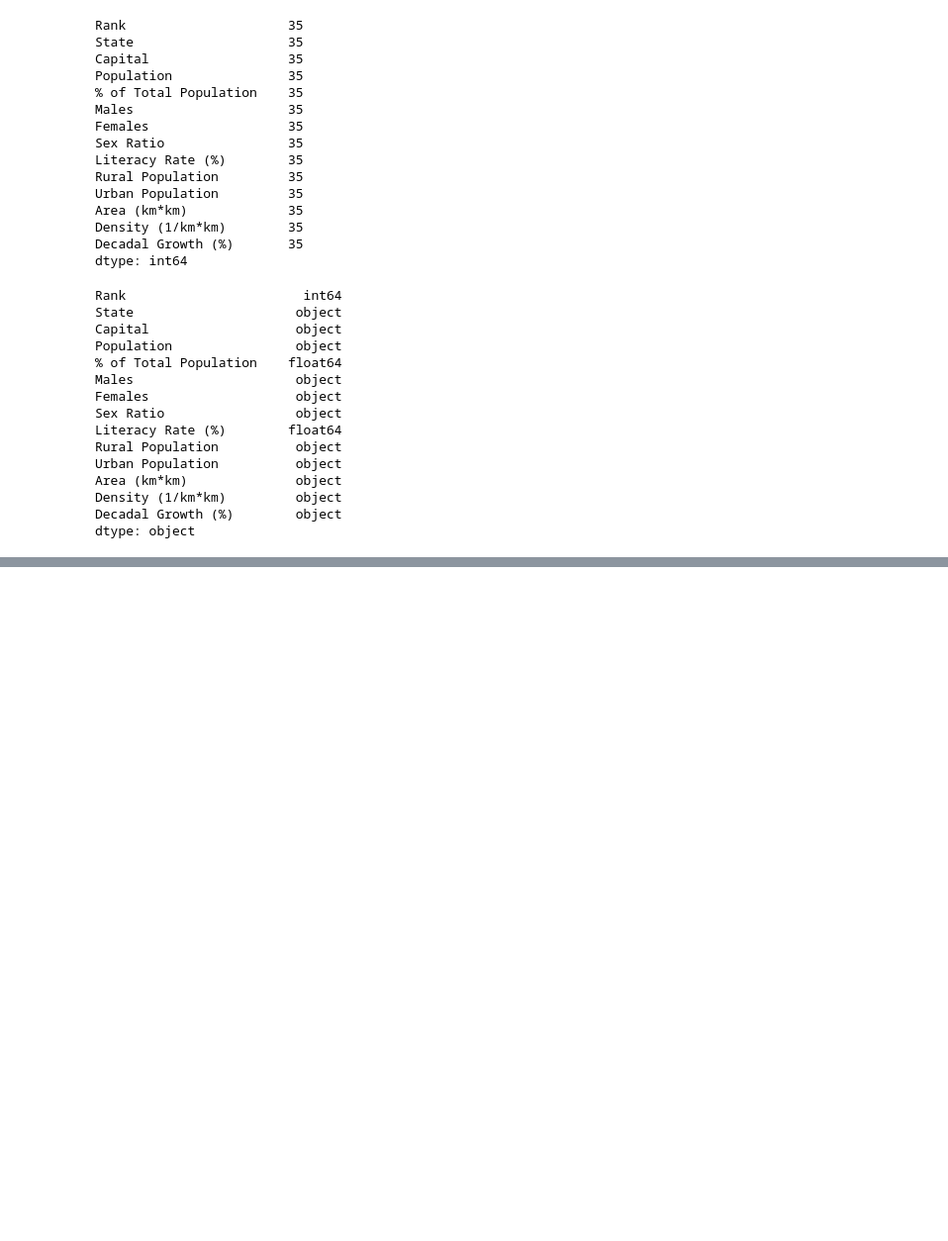
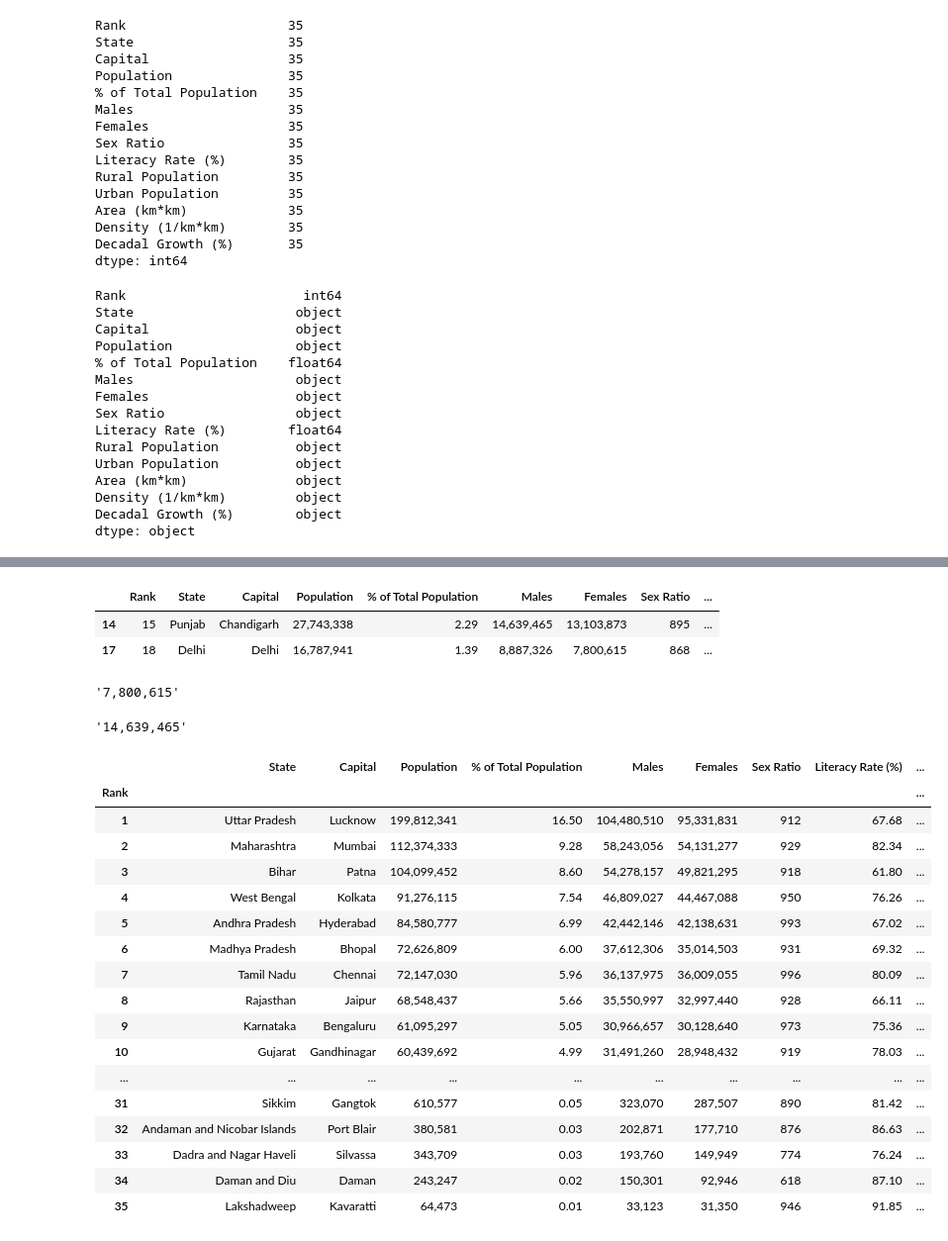
Before and after one commit to PurityKM/python-learn, a Jupyter notebook: india_population.ipynb, the cells around one changed output, grey strips where cells are left out. Shown at 99% size. Cells and saved outputs as stored; diff of their text form; code cells hidden in the pictures; blank space fills up the shorter version.

```diff
--- a/india_population.ipynb
+++ b/india_population.ipynb
@@ -63,0 +86,2 @@ dtype: object
+# %%
+population.style.set_caption('Indian Population')
@@ -63,0 +107,37 @@ dtype: object
+# %%
+population.head(1)
+population[population['State'].isin(['Delhi', 'Punjab'])]
+# %% [output]
+|  | Rank | State | Capital | Population | % of Total Population | Males | Females | Sex Ratio | ... |
+| 14 | 15 | Punjab | Chandigarh | 27,743,338 | 2.29 | 14,639,465 | 13,103,873 | 895 | ... |
+| 17 | 18 | Delhi | Delhi | 16,787,941 | 1.39 | 8,887,326 | 7,800,615 | 868 | ... |
+# %%
+population[population.State == 'Delhi']['Females'].sum()
+# %% [output]
+'7,800,615'
+# %%
+population[population.State == 'Punjab']['Males'].sum()
+# %% [output]
+'14,639,465'
+# %%
+# set index column
+population.set_index('Rank')
+# %% [output]
+|  | State | Capital | Population | % of Total Population | Males | Females | Sex Ratio | Literacy Rate (%) | ... |
+| Rank |  |  |  |  |  |  |  |  | ... |
+| 1 | Uttar Pradesh | Lucknow | 199,812,341 | 16.50 | 104,480,510 | 95,331,831 | 912 | 67.68 | ... |
+| 2 | Maharashtra | Mumbai | 112,374,333 | 9.28 | 58,243,056 | 54,131,277 | 929 | 82.34 | ... |
+| 3 | Bihar | Patna | 104,099,452 | 8.60 | 54,278,157 | 49,821,295 | 918 | 61.80 | ... |
+| 4 | West Bengal | Kolkata | 91,276,115 | 7.54 | 46,809,027 | 44,467,088 | 950 | 76.26 | ... |
+| 5 | Andhra Pradesh | Hyderabad | 84,580,777 | 6.99 | 42,442,146 | 42,138,631 | 993 | 67.02 | ... |
+| 6 | Madhya Pradesh | Bhopal | 72,626,809 | 6.00 | 37,612,306 | 35,014,503 | 931 | 69.32 | ... |
+| 7 | Tamil Nadu | Chennai | 72,147,030 | 5.96 | 36,137,975 | 36,009,055 | 996 | 80.09 | ... |
+| 8 | Rajasthan | Jaipur | 68,548,437 | 5.66 | 35,550,997 | 32,997,440 | 928 | 66.11 | ... |
+| 9 | Karnataka | Bengaluru | 61,095,297 | 5.05 | 30,966,657 | 30,128,640 | 973 | 75.36 | ... |
+| 10 | Gujarat | Gandhinagar | 60,439,692 | 4.99 | 31,491,260 | 28,948,432 | 919 | 78.03 | ... |
+| ... | ... | ... | ... | ... | ... | ... | ... | ... | ... |
+| 31 | Sikkim | Gangtok | 610,577 | 0.05 | 323,070 | 287,507 | 890 | 81.42 | ... |
+| 32 | Andaman and Nicobar Islands | Port Blair | 380,581 | 0.03 | 202,871 | 177,710 | 876 | 86.63 | ... |
+| 33 | Dadra and Nagar Haveli | Silvassa | 343,709 | 0.03 | 193,760 | 149,949 | 774 | 76.24 | ... |
+| 34 | Daman and Diu | Daman | 243,247 | 0.02 | 150,301 | 92,946 | 618 | 87.10 | ... |
+| 35 | Lakshadweep | Kavaratti | 64,473 | 0.01 | 33,123 | 31,350 | 946 | 91.85 | ... |
```
Also changed, not shown: parts of 9 cells of this notebook.
